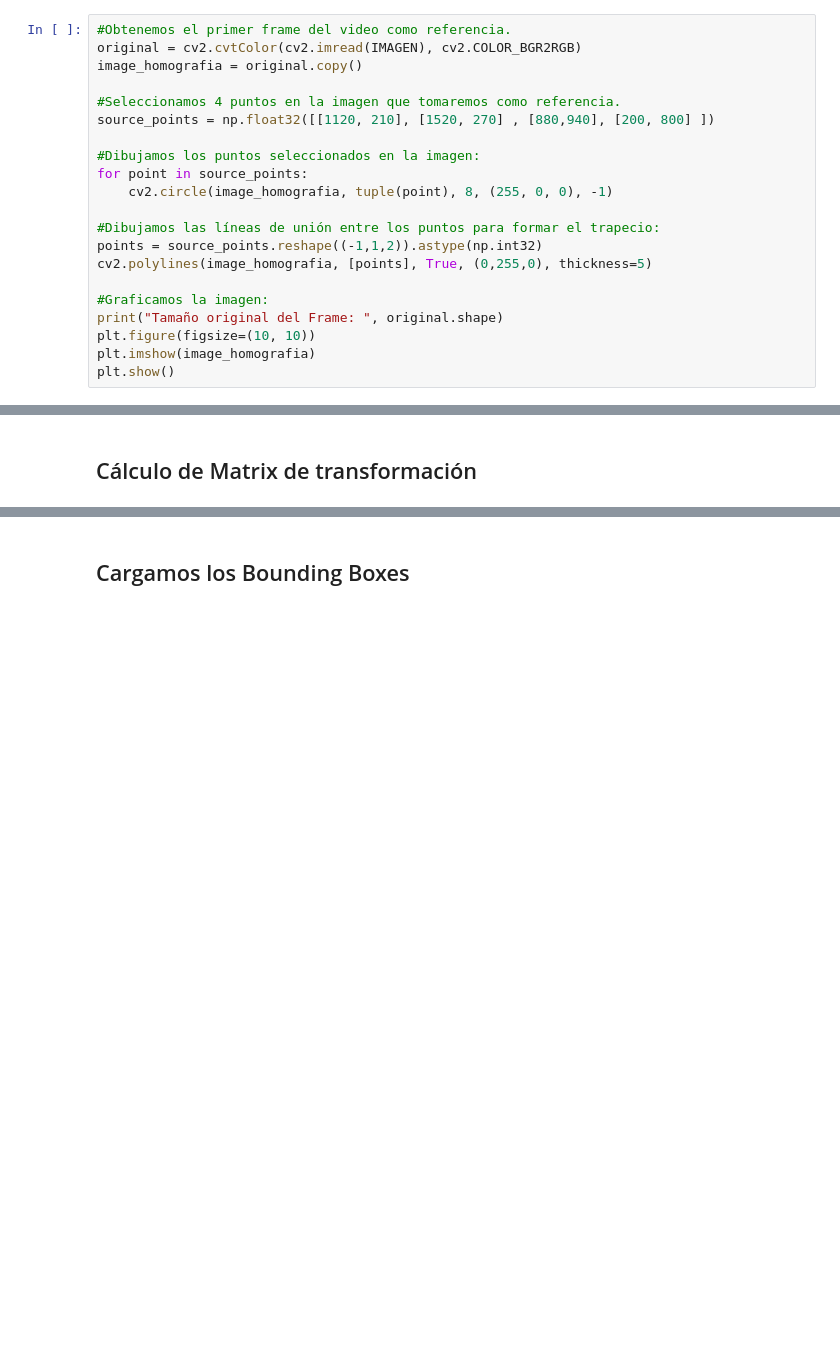
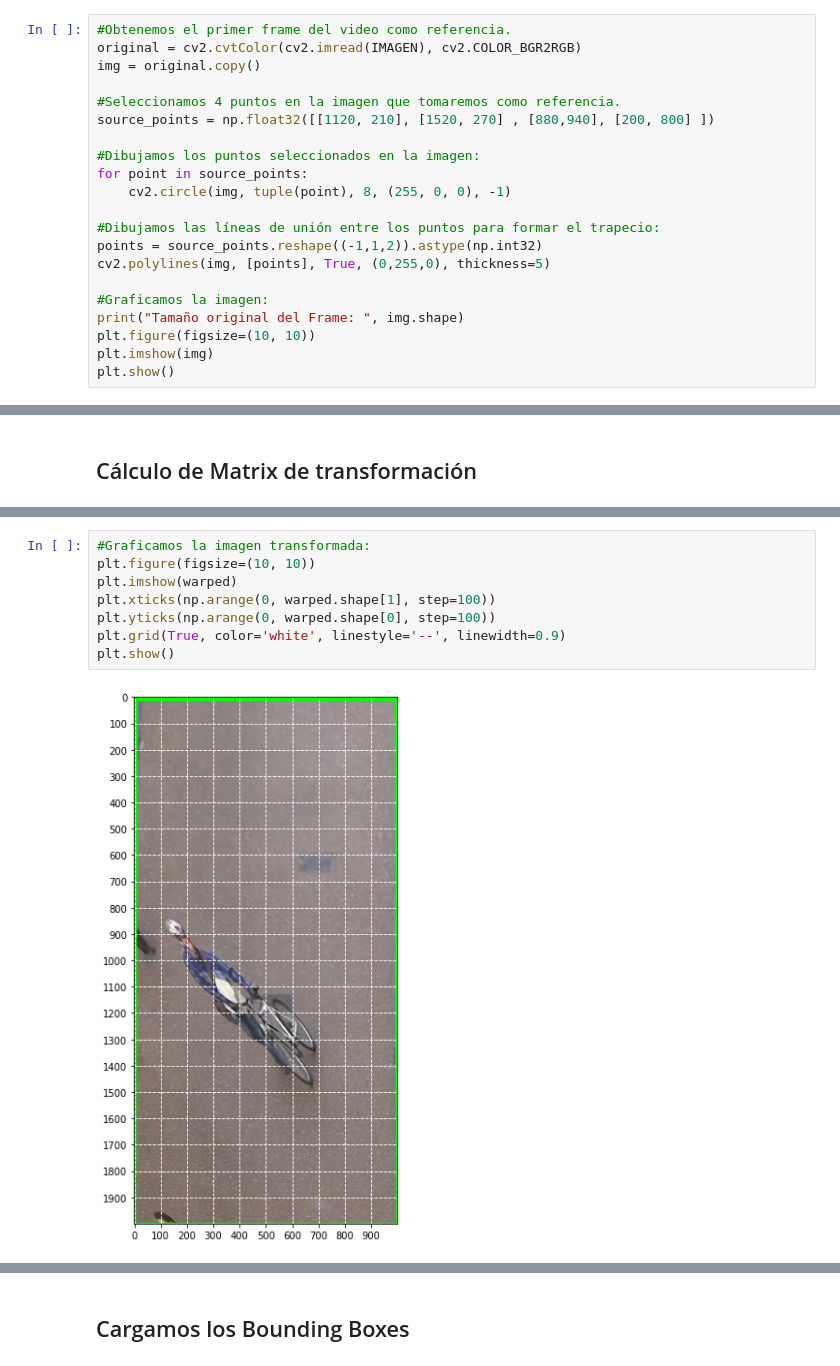
Before and after one commit to leiparov/VCSocialDistance, a Jupyter notebook: Proyecto_SocialDistance.ipynb, the cells around one changed output, grey strips where cells are left out. Cells and saved outputs as stored; diff of their text form; blank space fills up the shorter version.

```diff
--- a/Proyecto_SocialDistance.ipynb
+++ b/Proyecto_SocialDistance.ipynb
@@ -109,23 +112,23 @@ IMAGEN = "images/0.jpg"
 # %%
 #Obtenemos el primer frame del video como referencia.
 original = cv2.cvtColor(cv2.imread(IMAGEN), cv2.COLOR_BGR2RGB)
-image_homografia = original.copy()
+img = original.copy()
 
 #Seleccionamos 4 puntos en la imagen que tomaremos como referencia.
 source_points = np.float32([[1120, 210], [1520, 270] , [880,940], [200, 800] ])
 
 #Dibujamos los puntos seleccionados en la imagen:
 for point in source_points:
-    cv2.circle(image_homografia, tuple(point), 8, (255, 0, 0), -1)
+    cv2.circle(img, tuple(point), 8, (255, 0, 0), -1)
 
 #Dibujamos las líneas de unión entre los puntos para formar el trapecio:
 points = source_points.reshape((-1,1,2)).astype(np.int32)
-cv2.polylines(image_homografia, [points], True, (0,255,0), thickness=5)
+cv2.polylines(img, [points], True, (0,255,0), thickness=5)
 
 #Graficamos la imagen:
-print("Tamaño original del Frame: ", original.shape)
+print("Tamaño original del Frame: ", img.shape)
 plt.figure(figsize=(10, 10))
-plt.imshow(image_homografia)
+plt.imshow(img)
 plt.show()
 # %% [output]
 Tamaño original del Frame:  (1080, 1920, 3)
@@ -183,0 +161,10 @@ array([[ 4.78616853e+00,  7.46317805e+00, -6.92777615e+03],
+# %%
+#Graficamos la imagen transformada:
+plt.figure(figsize=(10, 10))
+plt.imshow(warped)
+plt.xticks(np.arange(0, warped.shape[1], step=100))
+plt.yticks(np.arange(0, warped.shape[0], step=100))
+plt.grid(True, color='white', linestyle='--', linewidth=0.9)
+plt.show()
+# %% [output]
+[figure, added]
```
Also changed, not shown: parts of 14 cells of this notebook.
